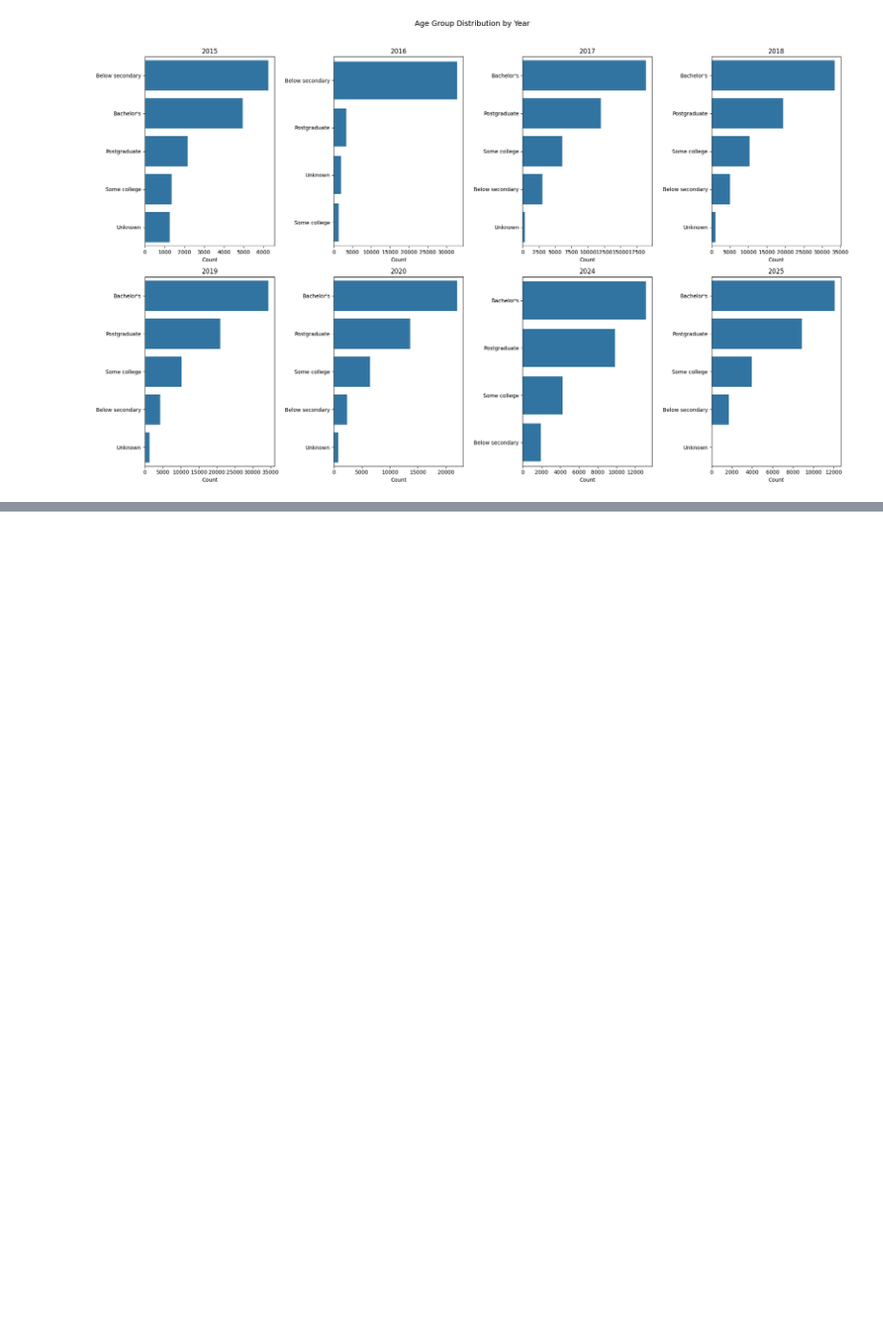
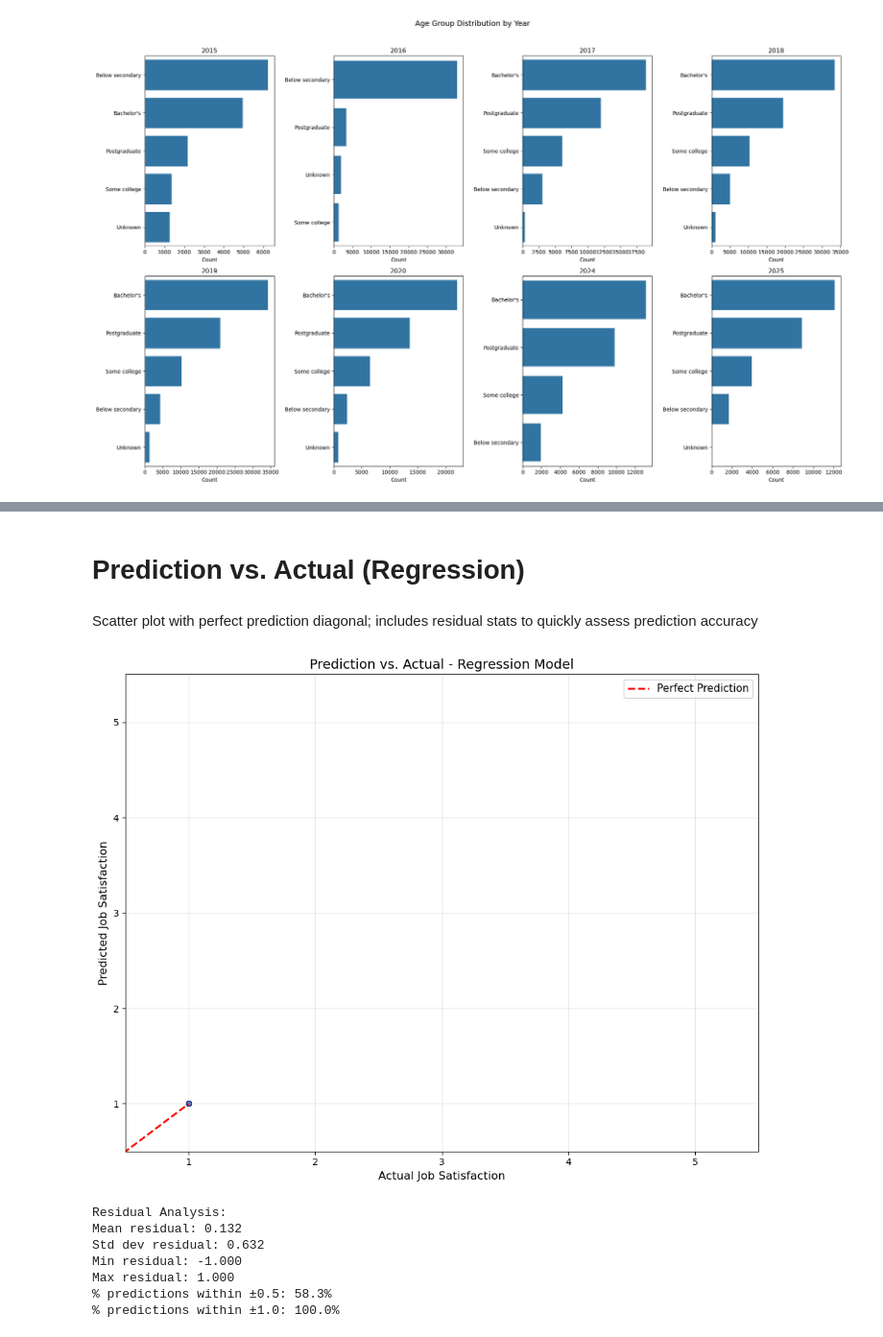
Before and after one commit to Jdrice72901/DSBA-6211-Stack-overflow-Survey-Analysis, a Jupyter notebook: notebooks/modeling_sat.ipynb, the cells around one changed output, grey strips where cells are left out. Shown at 96% size. Saved outputs shown, nothing was run; the diff lists cells and outputs as text; code cells hidden in the pictures; blank space fills up the shorter version.

```diff
--- a/notebooks/modeling_sat.ipynb
+++ b/notebooks/modeling_sat.ipynb
@@ -847,0 +904,44 @@ display(comparison.set_index('Model'))
+# %% [markdown]
+# Prediction vs. Actual (Regression)
+# %% [markdown]
+Scatter plot with perfect prediction diagonal; includes residual stats to quickly assess prediction accuracy
+# %%
+fig, ax = plt.subplots(figsize=(10, 8))
+
+# Scatter plot of actual vs predicted
+ax.scatter(y_test, y_pred, alpha=0.5, s=30, color='steelblue', edgecolor='navy', linewidth=0.5)
+
+# Diagonal reference line (perfect predictions)
+min_val = min(y_test.min(), y_pred.min())
+max_val = max(y_test.max(), y_pred.max())
+ax.plot([min_val, max_val], [min_val, max_val], 'r--', lw=2, label='Perfect Prediction')
+
+ax.set_xlabel('Actual Job Satisfaction', fontsize=12)
+ax.set_ylabel('Predicted Job Satisfaction', fontsize=12)
+ax.set_title('Prediction vs. Actual - Regression Model', fontsize=14)
+ax.legend(fontsize=11)
+ax.grid(True, alpha=0.3)
+ax.set_xlim(0.5, 5.5)
+ax.set_ylim(0.5, 5.5)
+
+plt.tight_layout()
+plt.show()
+
+# Print residual statistics
+residuals = y_test - y_pred
+print("Residual Analysis:")
+print(f"Mean residual: {residuals.mean():.3f}")
+print(f"Std dev residual: {residuals.std():.3f}")
+print(f"Min residual: {residuals.min():.3f}")
+print(f"Max residual: {residuals.max():.3f}")
+print(f"% predictions within ±0.5: {(np.abs(residuals) <= 0.5).mean() * 100:.1f}%")
+print(f"% predictions within ±1.0: {(np.abs(residuals) <= 1.0).mean() * 100:.1f}%")
+# %% [output]
+[figure, added]
+Residual Analysis:
+Mean residual: 0.132
+Std dev residual: 0.632
+Min residual: -1.000
+Max residual: 1.000
+% predictions within ±0.5: 58.3%
+% predictions within ±1.0: 100.0%
```
Also changed, not shown: parts of 18 cells of this notebook, 2 other files.
